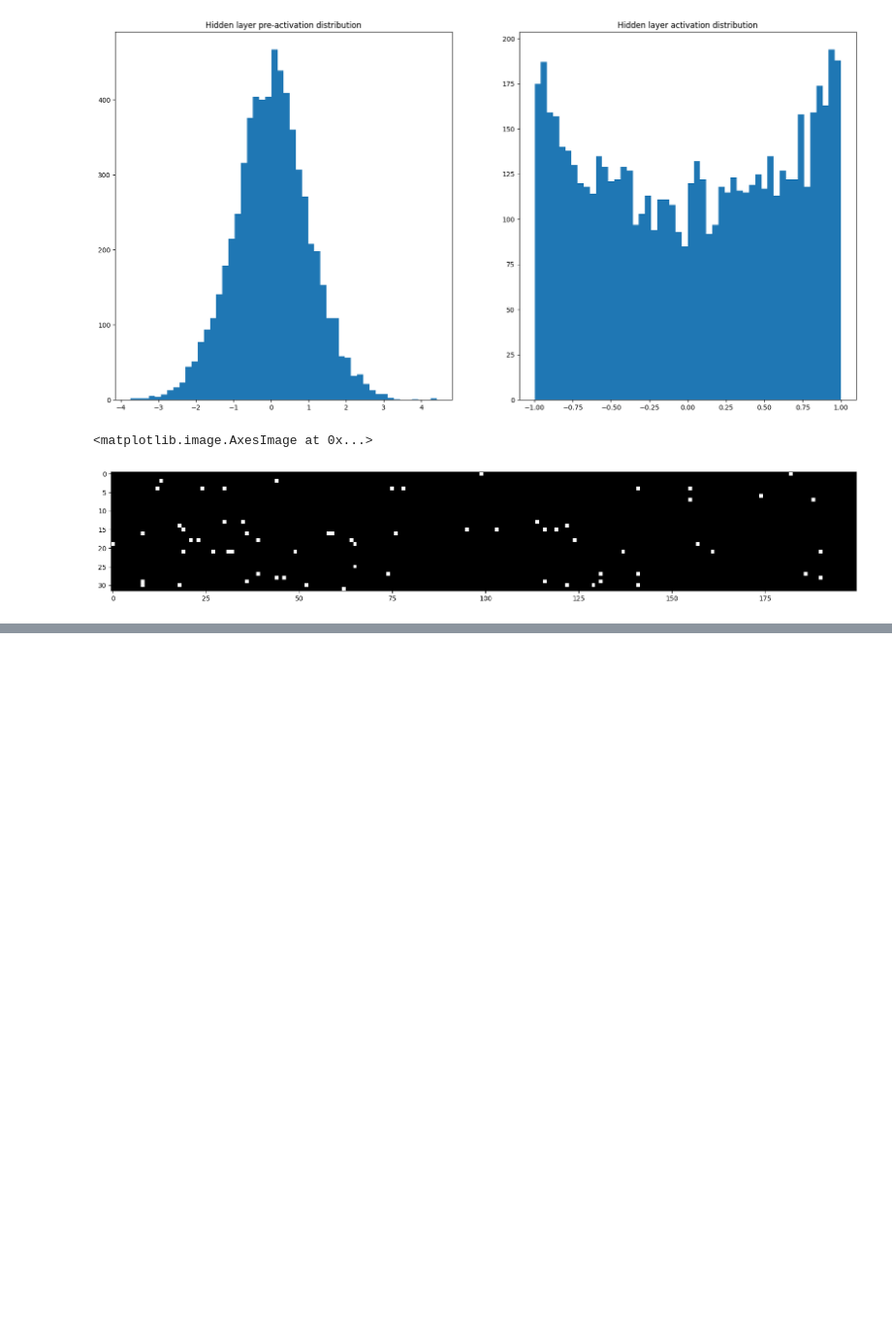
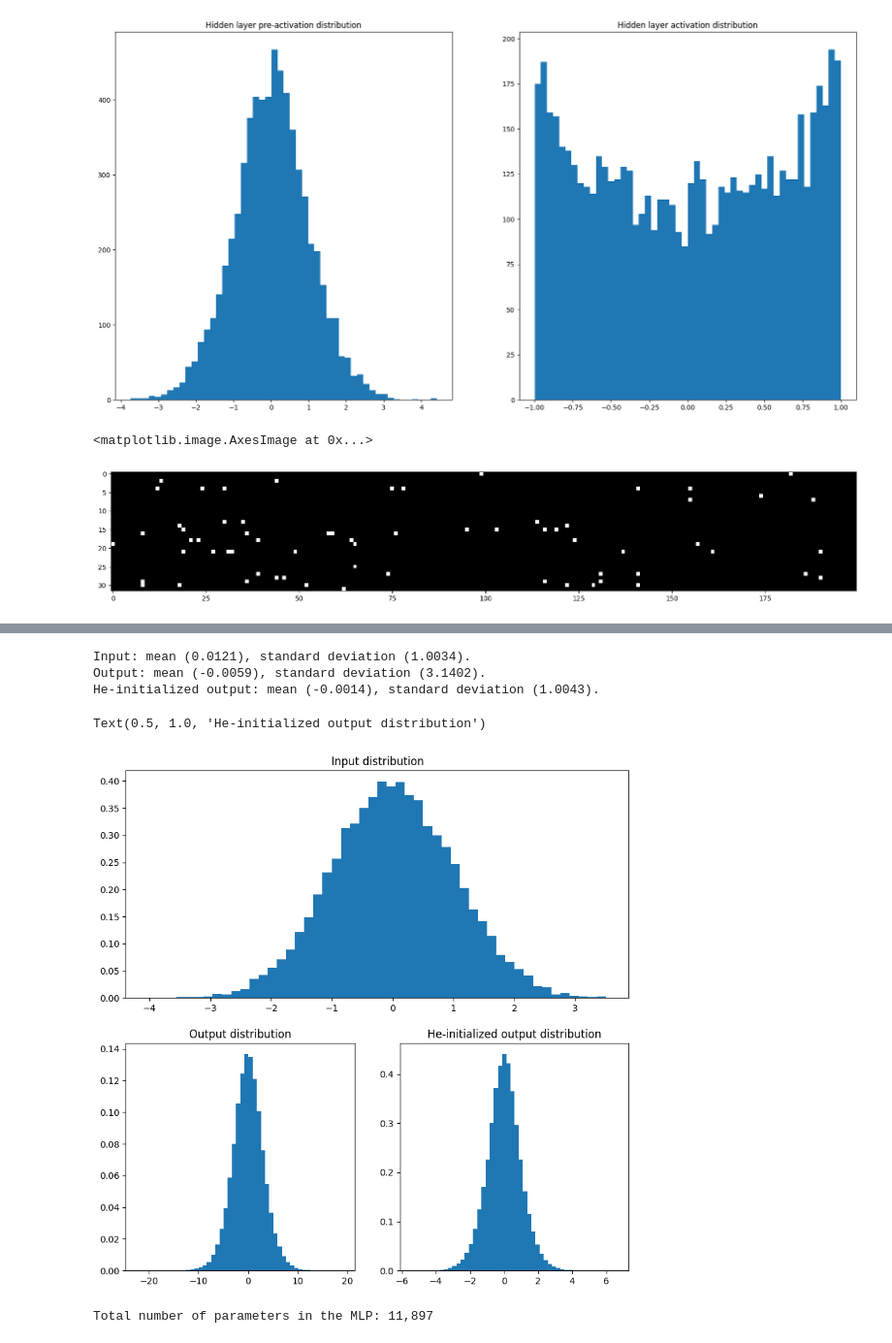
Before and after one commit to jeyabbalas/makemore, a Jupyter notebook: mlp2.ipynb, the cells around one changed output, grey strips where cells are left out. Shown at 97% size. Saved outputs shown, nothing was run; the diff lists cells and outputs as text; code cells hidden in the pictures; blank space fills up the shorter version.

Commit message:
He initialization

```diff
--- a/mlp2.ipynb
+++ b/mlp2.ipynb
@@ -405,0 +411,61 @@ plt.imshow(h_init.abs() > 0.99, cmap='gray', interpolation='nearest')
+# %%
+num_examples = 1_000
+num_features = 10
+X = torch.randn(num_examples, num_features)
+
+fan_in = num_features
+fan_out = 200
+W = torch.randn(fan_in, fan_out)
+W_he = torch.randn(fan_in, fan_out) / torch.sqrt(torch.tensor(fan_in))  # He initialization
+
+out = X @ W  # no bias, no activation
+out_he = X @ W_he
+
+print(f"Input: mean ({X.mean():.4f}), standard deviation ({X.std():.4f}).")
+print(f"Output: mean ({out.mean():.4f}), standard deviation ({out.std():.4f}).")
+print(f"He-initialized output: mean ({out_he.mean():.4f}), standard deviation ({out_he.std():.4f}).")
+
+import matplotlib.gridspec as gridspec
+fig = plt.figure(figsize=(10,10))
+gs = gridspec.GridSpec(2, 2)
+ax1 = plt.subplot(gs[0, :])
+ax2 = plt.subplot(gs[1, 0])
+ax3 = plt.subplot(gs[1, 1])
+ax1.hist(X.view(-1).tolist(), bins=50, density=True)
+ax1.set_title("Input distribution")
+ax2.hist(out.view(-1).tolist(), bins=50, density=True)
+ax2.set_title("Output distribution")
+ax3.hist(out_he.view(-1).tolist(), bins=50, density=True)
+ax3.set_title("He-initialized output distribution")
+# %% [output]
+Input: mean (0.0121), standard deviation (1.0034).
+Output: mean (-0.0059), standard deviation (3.1402).
+He-initialized output: mean (-0.0014), standard deviation (1.0043).
+Text(0.5, 1.0, 'He-initialized output distribution')
+[figure, added]
+# %%
+# Model definition
+rng = torch.Generator().manual_seed(seed)
+
+## Hyperparameters
+block_size = 3
+embed_dim = 10
+hidden_units = 200
+
+## Parameters
+### Embedding layer
+C = torch.randn(len(vocab), embed_dim, generator=rng)
+### Hidden layer
+# He initialization
+W1 = torch.randn(embed_dim * block_size, hidden_units, generator=rng) * (5/3) / torch.sqrt(torch.tensor(embed_dim * block_size))
+b1 = torch.randn(hidden_units, generator=rng) * 0.01  # a little bit of entropy from the bias
+### Output layer
+W2 = torch.randn(hidden_units, len(vocab), generator=rng) * 0.01  # non-zero for symmetry breaking
+b2 = torch.zeros(len(vocab))  # squash to uniform distribution
+
+parameters = [C, W1, b1, W2, b2]
+for p in parameters:
+    p.requires_grad = True
+print(f"Total number of parameters in the MLP: {sum(p.numel() for p in parameters):,}")
+# %% [output]
+Total number of parameters in the MLP: 11,897
```
Also changed, not shown: parts of 3 cells of this notebook.
